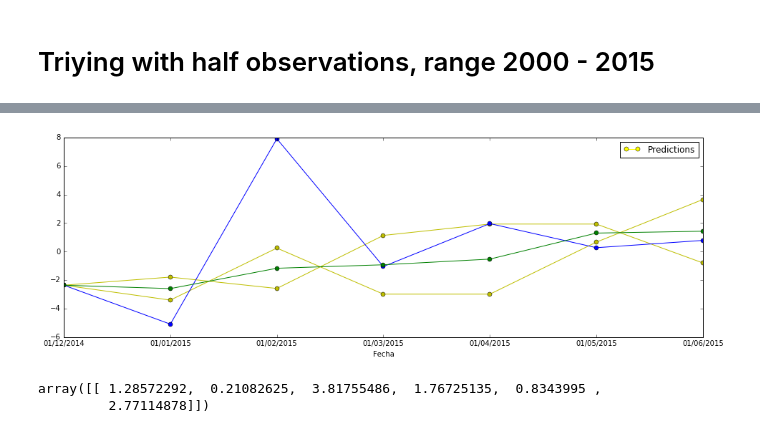
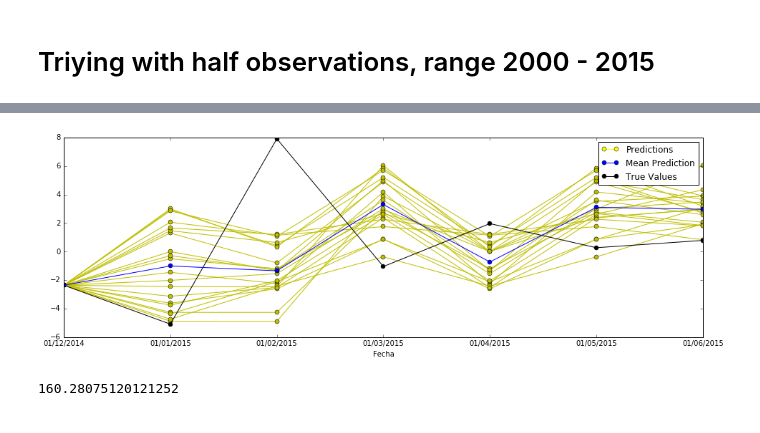
Before and after one commit to Ark93/RedNeuronal, a Jupyter notebook: FFNNv3P.ipynb, the cells around one changed output, grey strips where cells are left out. Cells and saved outputs as stored; diff of their text form; code cells hidden in the pictures.

```diff
--- a/FFNNv3P.ipynb
+++ b/FFNNv3P.ipynb
@@ -152,7 +152,7 @@ def Validation(ParametersList,iterations):
             ffn = buildFFN(lags,HiddenNeurons)
             for maxE in ParametersList[2]:
                 for learnR in ParametersList[3]:
-                    sumPredictions,PredList,MSEsum = iteration_Func(ffn,ValDS,ValOutput,lags,learnR,maxE,iterations)
+                    sumPredictions,PredList,MSEsum = iteration_Func(ffn,TrainDS,ValDS,ValOutput,lags,learnR,maxE,iterations)
                     MSEmean = MSEsum / iterations
                     MeanPredictions = sumPredictions / iterations
                     bestMSE,bestRNA,bestPredicts,bestPredList = SolutionValidation(MeanPredictions,PredList,MSEmean,bestRNA,bestMSE,bestPredicts,bestPredList,lags,HiddenNeurons,maxE,learnR)
@@ -160,37 +160,24 @@ def Validation(ParametersList,iterations):
 # %% [markdown]
 plot Function
 # %%
-def plot_Solutions(PredictsList,Mean,TS,ValOutput):
+def plot_Solutions(PredictsList,Mean,TS):
     fig = plt.figure()
     TSValPredictions = TS[len(TS)-13:len(TS)-6].copy()
-    flag = True
     for x in PredictsList:
         TSPredictions = pd.Series(x.astype(float), index = TS.index[len(TS)-12:len(TS)-6])
         TSValPredictions[1:] = TSPredictions.copy()
         TSValPredictions.plot(style = 'yo-')
     TSValOutputs = TS[len(TS)-13:len(TS)-6].copy()
-    TSValOutputs.plot(style= 'o-')
+    TSValOutputs.plot(style= 'ko-')
     TSMean = pd.Series(Mean.astype(float), index = TS.index[len(TS)-12:len(TS)-6])
     TSMeanPred = TS[len(TS)-13:len(TS)-6].copy()
     TSMeanPred[1:] = TSMean
-    TSMeanPred.plot(style= 'o-')
+    TSMeanPred.plot(style= 'bo-')
     linePred = mlines.Line2D([],[],color='yellow', marker='o',label = 'Predictions')
-    linePred = mlines.Line2D([],[],color='yellow', marker='o',label = 'Predictions')
-
-    plt.legend(handles = [linePred],loc= 1)
+    lineMean = mlines.Line2D([],[],color='blue', marker='o',label = 'Mean Prediction')
+    lineVal = mlines.Line2D([],[],color='black', marker='o',label = 'True Values')
+    plt.legend(handles = [linePred,lineMean,lineVal],loc= 1)
     return fig
-# %%
-def plot_Solutions(PredictsList,Mean,TS,ValOutput):
-    fig = plt.figure()
-    for x in PredictsList:
-        TSValPredictions = pd.Series(x.astype(float), index = TS.index[len(TS)-13:len(TS)-6])
-        TSValPredictions.plot(style = 'yo-')
-    TSValOutputs = pd.Series(ValOutput, index = TS.index[len(TS)-13:len(TS)-6])
-    TSValOutputs.plot(style= 'o-', label = "True Values")
-    TSMeanPred = pd.Series(Mean.astype(float), index = TS.index[len(TS)-13:len(TS)-6])
-    TSMeanPred.plot(style= 'o-', label = "Predict Values")
-    plt.legend()
-    return fig
 # %%
 ParametersList = [[12],[3],[1000],[0.1]]
 # %%
@@ -242,4 +229,4 @@ rna,mean,pred,list = Validation(ParametersList,1)
 # %% [markdown]
 # Triying with half observations, range 2000 - 2015
 # %%
-rna,mean,pred,listP,valo = Validation(ParametersList,2)
+rna,mean,pred,listP,valo = Validation(ParametersList,50)
@@ -253,4 +255,4 @@ array([[-3.40345277,  0.24577491, -2.98705097, -2.98705097,  0.66217671,
 # %%
-fig = plot_Solutions(listP,pred[0],TS,valo)
+fig = plot_Solutions(listP,pred[0],TS)
 # %% [output]
-[figure, old version]
+[figure, new version]
@@ -263,5 +258,0 @@ sumPredictions,PredList,MSEsum = iteration_Func(ffn,ValDS,ValOutput,lags,2)
-# %%
-PredList
-# %% [output]
-array([[ 1.28572292,  0.21082625,  3.81755486,  1.76725135,  0.8343995 ,
-         2.77114878]])
@@ -272,0 +259,4 @@ return bestRNA, MSEmean, bestPredicts, bestPredList,ValOutput
+# %%
+mean
+# %% [output]
+160.28075120121252
```
Also changed, not shown: parts of 6 cells of this notebook.
